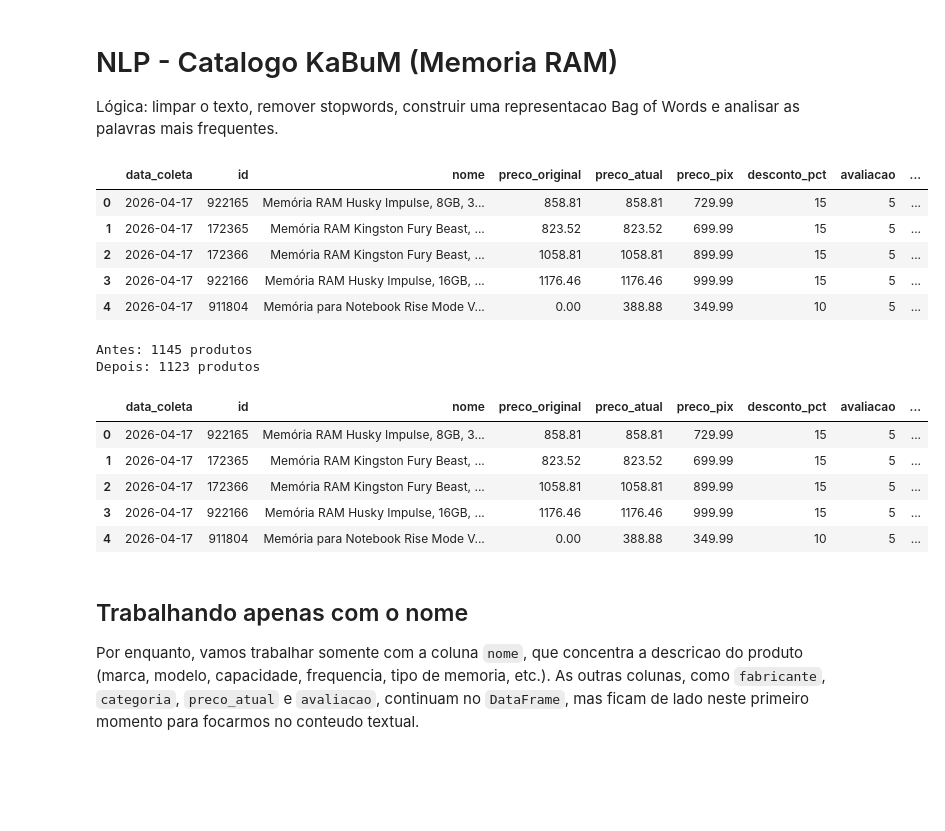
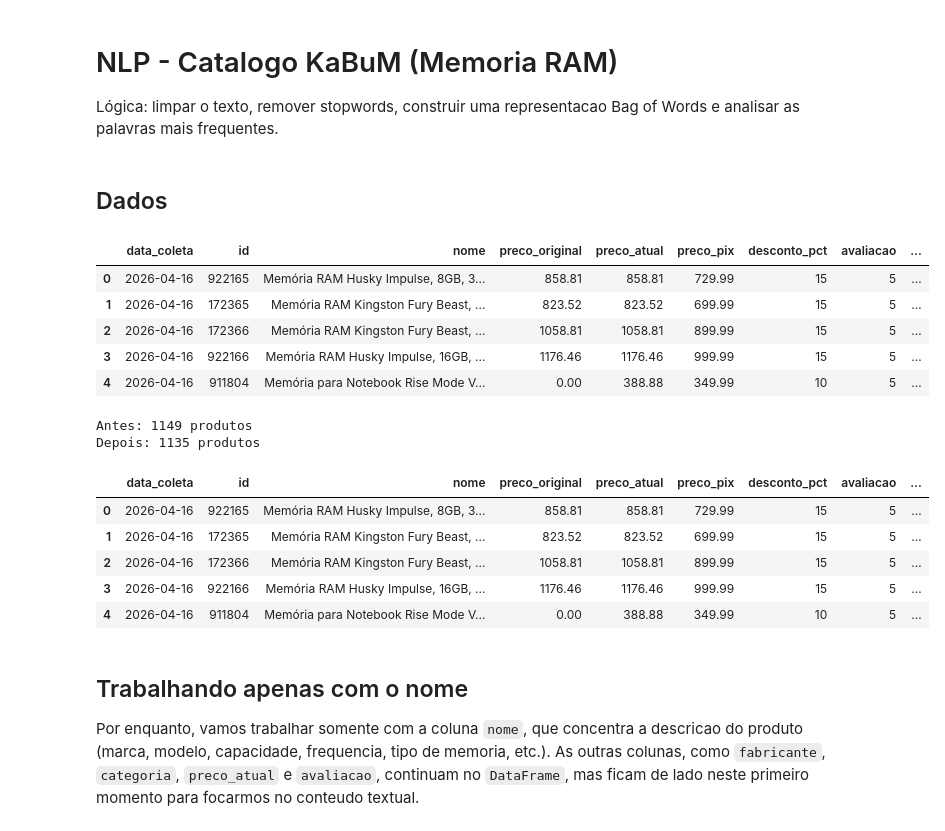
Before and after one commit to juli4n03/perspectiva-dado, a Jupyter notebook: Projetos/Web Scraping/20264017_nlp_kabum.ipynb, the cells around one changed output. Cells and saved outputs as stored; diff of their text form; code cells hidden in the pictures; blank space fills up the shorter version.

```diff
--- a/Projetos/Web Scraping/20264017_nlp_kabum.ipynb
+++ b/Projetos/Web Scraping/20264017_nlp_kabum.ipynb
@@ -2,18 +2,20 @@
 # NLP - Catalogo KaBuM (Memoria RAM)
 
 Lógica: limpar o texto, remover stopwords, construir uma representacao Bag of Words e analisar as palavras mais frequentes.
+# %% [markdown]
+## Dados
 # %%
 import pandas as pd
 
-df = pd.read_csv("data/kabum_memoria_ram_2026-04-17.csv", sep=",")
+df = pd.read_csv("data/kabum_memoria_ram_2026-04-16.csv", sep=",")
 df.head()
 # %% [output]
 |  | data_coleta | id | nome | preco_original | preco_atual | preco_pix | desconto_pct | avaliacao | ... |
-| 0 | 2026-04-17 | 922165 | Memória RAM Husky Impulse, 8GB, 3... | 858.81 | 858.81 | 729.99 | 15 | 5 | ... |
-| 1 | 2026-04-17 | 172365 | Memória RAM Kingston Fury Beast, ... | 823.52 | 823.52 | 699.99 | 15 | 5 | ... |
-| 2 | 2026-04-17 | 172366 | Memória RAM Kingston Fury Beast, ... | 1058.81 | 1058.81 | 899.99 | 15 | 5 | ... |
-| 3 | 2026-04-17 | 922166 | Memória RAM Husky Impulse, 16GB, ... | 1176.46 | 1176.46 | 999.99 | 15 | 5 | ... |
-| 4 | 2026-04-17 | 911804 | Memória para Notebook Rise Mode V... | 0.00 | 388.88 | 349.99 | 10 | 5 | ... |
+| 0 | 2026-04-16 | 922165 | Memória RAM Husky Impulse, 8GB, 3... | 858.81 | 858.81 | 729.99 | 15 | 5 | ... |
+| 1 | 2026-04-16 | 172365 | Memória RAM Kingston Fury Beast, ... | 823.52 | 823.52 | 699.99 | 15 | 5 | ... |
+| 2 | 2026-04-16 | 172366 | Memória RAM Kingston Fury Beast, ... | 1058.81 | 1058.81 | 899.99 | 15 | 5 | ... |
+| 3 | 2026-04-16 | 922166 | Memória RAM Husky Impulse, 16GB, ... | 1176.46 | 1176.46 | 999.99 | 15 | 5 | ... |
+| 4 | 2026-04-16 | 911804 | Memória para Notebook Rise Mode V... | 0.00 | 388.88 | 349.99 | 10 | 5 | ... |
 # %%
 
 print(f"Antes: {len(df)} produtos")
@@ -24,14 +26,14 @@ print(f"Depois: {len(df)} produtos")
 
 df.head()
 # %% [output]
-Antes: 1145 produtos
-Depois: 1123 produtos
+Antes: 1149 produtos
+Depois: 1135 produtos
 |  | data_coleta | id | nome | preco_original | preco_atual | preco_pix | desconto_pct | avaliacao | ... |
-| 0 | 2026-04-17 | 922165 | Memória RAM Husky Impulse, 8GB, 3... | 858.81 | 858.81 | 729.99 | 15 | 5 | ... |
-| 1 | 2026-04-17 | 172365 | Memória RAM Kingston Fury Beast, ... | 823.52 | 823.52 | 699.99 | 15 | 5 | ... |
-| 2 | 2026-04-17 | 172366 | Memória RAM Kingston Fury Beast, ... | 1058.81 | 1058.81 | 899.99 | 15 | 5 | ... |
-| 3 | 2026-04-17 | 922166 | Memória RAM Husky Impulse, 16GB, ... | 1176.46 | 1176.46 | 999.99 | 15 | 5 | ... |
-| 4 | 2026-04-17 | 911804 | Memória para Notebook Rise Mode V... | 0.00 | 388.88 | 349.99 | 10 | 5 | ... |
+| 0 | 2026-04-16 | 922165 | Memória RAM Husky Impulse, 8GB, 3... | 858.81 | 858.81 | 729.99 | 15 | 5 | ... |
+| 1 | 2026-04-16 | 172365 | Memória RAM Kingston Fury Beast, ... | 823.52 | 823.52 | 699.99 | 15 | 5 | ... |
+| 2 | 2026-04-16 | 172366 | Memória RAM Kingston Fury Beast, ... | 1058.81 | 1058.81 | 899.99 | 15 | 5 | ... |
+| 3 | 2026-04-16 | 922166 | Memória RAM Husky Impulse, 16GB, ... | 1176.46 | 1176.46 | 999.99 | 15 | 5 | ... |
+| 4 | 2026-04-16 | 911804 | Memória para Notebook Rise Mode V... | 0.00 | 388.88 | 349.99 | 10 | 5 | ... |
 # %% [markdown]
 ## Trabalhando apenas com o nome
 
```
Also changed, not shown: parts of 25 cells of this notebook, 4 other files.
